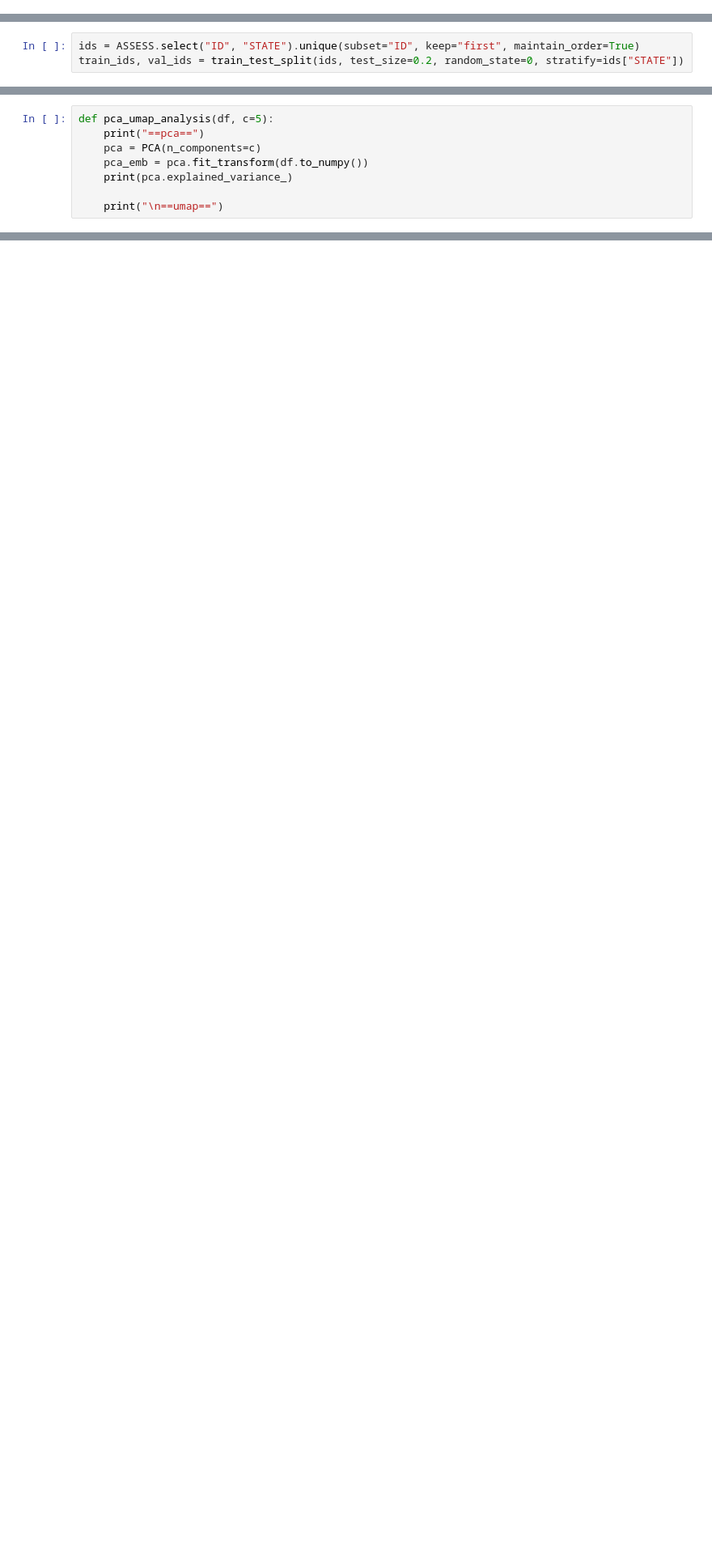
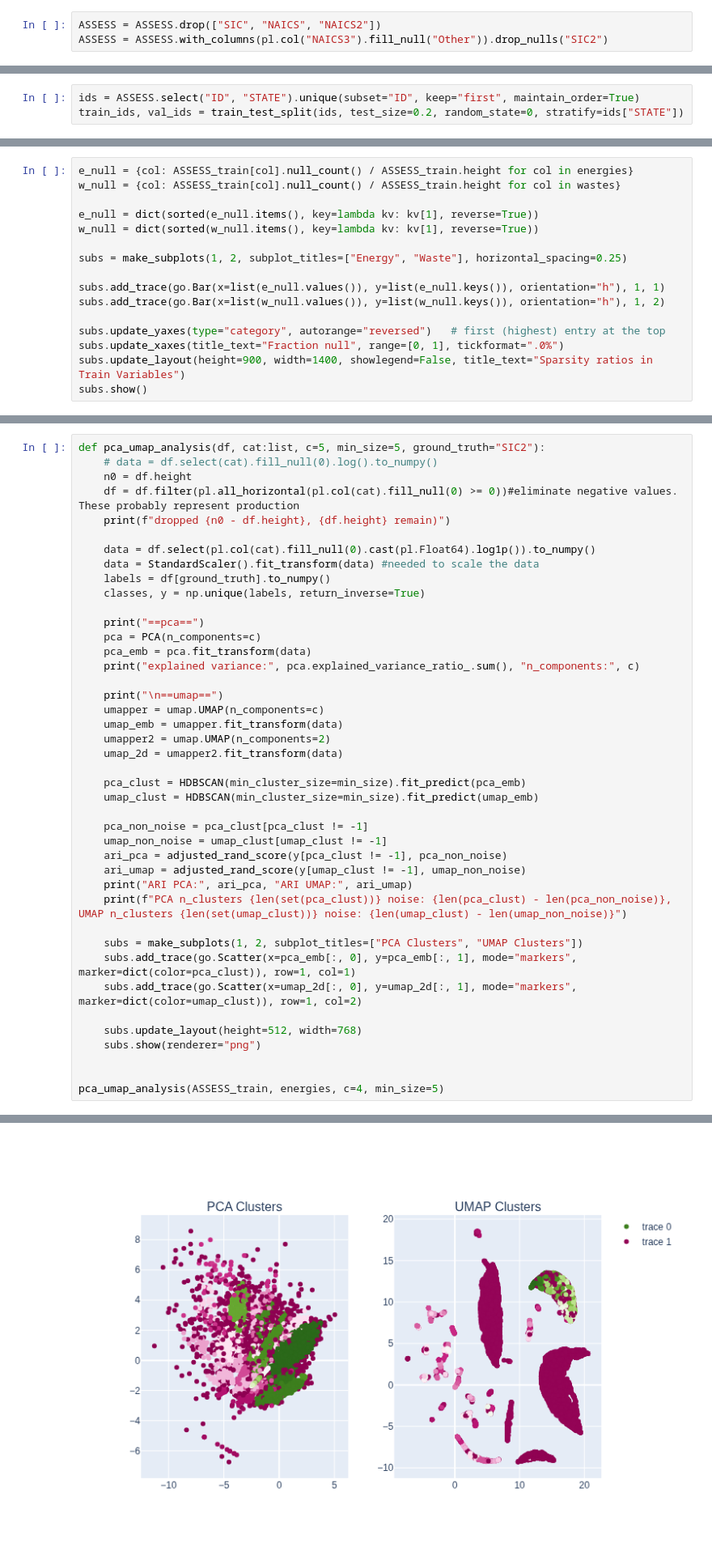
Before and after one commit to skookumer/ITAC-Analysis, a Jupyter notebook: arnold_midterm.ipynb, the cells around one changed output, grey strips where cells are left out. Shown at 81% size. Saved outputs shown, nothing was run; the diff lists cells and outputs as text; blank space fills up the shorter version.

```diff
--- a/arnold_midterm.ipynb
+++ b/arnold_midterm.ipynb
@@ -236,0 +583,3 @@ subs.show()
+# %%
+ASSESS = ASSESS.drop(["SIC", "NAICS", "NAICS2"])
+ASSESS = ASSESS.with_columns(pl.col("NAICS3").fill_null("Other")).drop_nulls("SIC2")
@@ -449,0 +829,16 @@ Since these variables are uncorrelated, it makes the most sense to use all of th
+# %%
+e_null = {col: ASSESS_train[col].null_count() / ASSESS_train.height for col in energies}
+w_null = {col: ASSESS_train[col].null_count() / ASSESS_train.height for col in wastes}
+
+e_null = dict(sorted(e_null.items(), key=lambda kv: kv[1], reverse=True))
+w_null = dict(sorted(w_null.items(), key=lambda kv: kv[1], reverse=True))
+
+subs = make_subplots(1, 2, subplot_titles=["Energy", "Waste"], horizontal_spacing=0.25)
+
+subs.add_trace(go.Bar(x=list(e_null.values()), y=list(e_null.keys()), orientation="h"), 1, 1)
+subs.add_trace(go.Bar(x=list(w_null.values()), y=list(w_null.keys()), orientation="h"), 1, 2)
+
+subs.update_yaxes(type="category", autorange="reversed")   # first (highest) entry at the top
+subs.update_xaxes(title_text="Fraction null", range=[0, 1], tickformat=".0%")
+subs.update_layout(height=900, width=1400, showlegend=False, title_text="Sparsity ratios in Train Variables")
+subs.show()
@@ -450,8 +852,43 @@ Since these variables are uncorrelated, it makes the most sense to use all of th
 # %%
-def pca_umap_analysis(df, c=5):
+def pca_umap_analysis(df, cat:list, c=5, min_size=5, ground_truth="SIC2"):
+    # data = df.select(cat).fill_null(0).log().to_numpy()
+    n0 = df.height
+    df = df.filter(pl.all_horizontal(pl.col(cat).fill_null(0) >= 0))#eliminate negative values. These probably represent production
+    print(f"dropped {n0 - df.height}, {df.height} remain)")
+
+    data = df.select(pl.col(cat).fill_null(0).cast(pl.Float64).log1p()).to_numpy()
+    data = StandardScaler().fit_transform(data) #needed to scale the data
+    labels = df[ground_truth].to_numpy()
+    classes, y = np.unique(labels, return_inverse=True)
+
     print("==pca==")
     pca = PCA(n_components=c)
-    pca_emb = pca.fit_transform(df.to_numpy())
-    print(pca.explained_variance_)
+    pca_emb = pca.fit_transform(data)
+    print("explained variance:", pca.explained_variance_ratio_.sum(), "n_components:", c)
 
     print("\n==umap==")
+    umapper = umap.UMAP(n_components=c)
+    umap_emb = umapper.fit_transform(data)
+    umapper2 = umap.UMAP(n_components=2)
+    umap_2d = umapper2.fit_transform(data)
+
+    pca_clust = HDBSCAN(min_cluster_size=min_size).fit_predict(pca_emb)
+    umap_clust = HDBSCAN(min_cluster_size=min_size).fit_predict(umap_emb)
+
+    pca_non_noise = pca_clust[pca_clust != -1]
+    umap_non_noise = umap_clust[umap_clust != -1]
+    ari_pca = adjusted_rand_score(y[pca_clust != -1], pca_non_noise)
+    ari_umap = adjusted_rand_score(y[umap_clust != -1], umap_non_noise)
+    print("ARI PCA:", ari_pca, "ARI UMAP:", ari_umap)
+    print(f"PCA n_clusters {len(set(pca_clust))} noise: {len(pca_clust) - len(pca_non_noise)}, UMAP n_clusters {len(set(umap_clust))} noise: {len(umap_clust) - len(umap_non_noise)}")
+
+    subs = make_subplots(1, 2, subplot_titles=["PCA Clusters", "UMAP Clusters"])
+    subs.add_trace(go.Scatter(x=pca_emb[:, 0], y=pca_emb[:, 1], mode="markers", marker=dict(color=pca_clust)), row=1, col=1)
+    subs.add_trace(go.Scatter(x=umap_2d[:, 0], y=umap_2d[:, 1], mode="markers", marker=dict(color=umap_clust)), row=1, col=2)
+
+    subs.update_layout(height=512, width=768)
+    subs.show(renderer="png")
+
+
+pca_umap_analysis(ASSESS_train, energies, c=4, min_size=5)
+# %% [output]
@@ -457,0 +902 @@ def pca_umap_analysis(df, c=5):
+[figure, added]
```
Also changed, not shown: parts of 36 cells of this notebook.
